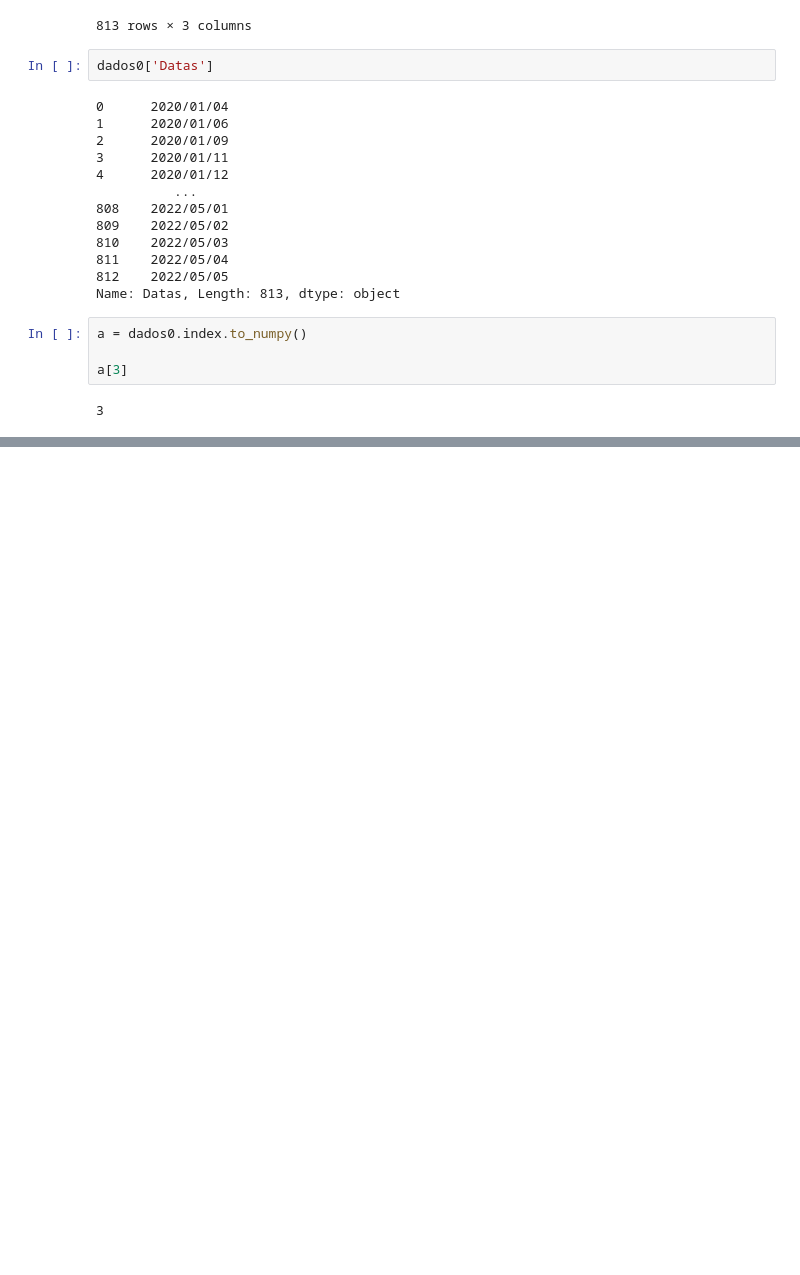
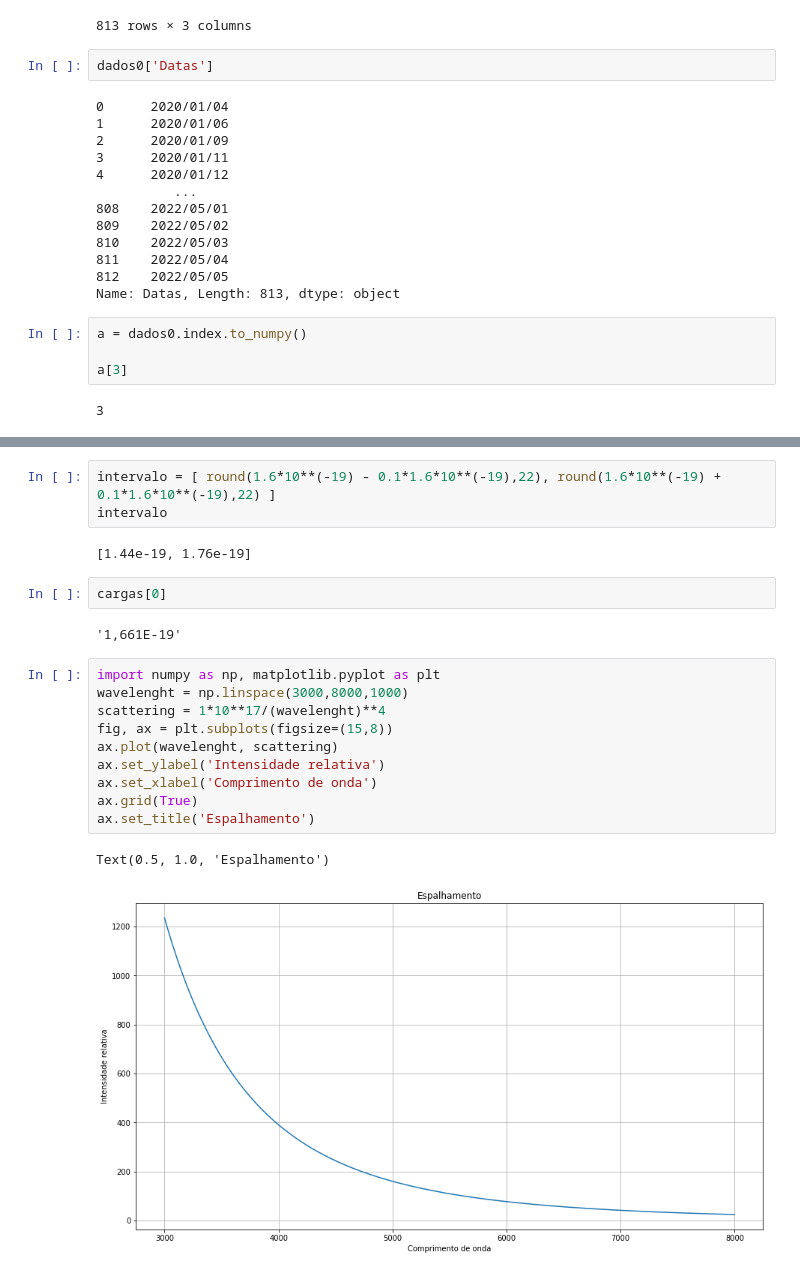
Before and after one commit to isplay/projeto_propagacao_epidemias, a Jupyter notebook: Códigos/Laboratório.ipynb, the cells around one changed output, grey strips where cells are left out. Drawn from its saved outputs; the diff is of its cells as text; blank space fills up the shorter version.

```diff
--- a/Códigos/Laboratório.ipynb
+++ b/Códigos/Laboratório.ipynb
@@ -277,0 +312,22 @@ a[3]
+# %%
+intervalo = [ round(1.6*10**(-19) - 0.1*1.6*10**(-19),22), round(1.6*10**(-19) + 0.1*1.6*10**(-19),22) ]
+intervalo
+# %% [output]
+[1.44e-19, 1.76e-19]
+# %%
+cargas[0]
+# %% [output]
+'1,661E-19'
+# %%
+import numpy as np, matplotlib.pyplot as plt
+wavelenght = np.linspace(3000,8000,1000)
+scattering = 1*10**17/(wavelenght)**4
+fig, ax = plt.subplots(figsize=(15,8))
+ax.plot(wavelenght, scattering)
+ax.set_ylabel('Intensidade relativa')
+ax.set_xlabel('Comprimento de onda')
+ax.grid(True)
+ax.set_title('Espalhamento')
+# %% [output]
+Text(0.5, 1.0, 'Espalhamento')
+[figure, added]
```
Also changed, not shown: parts of 6 cells of this notebook, 7 other files.
